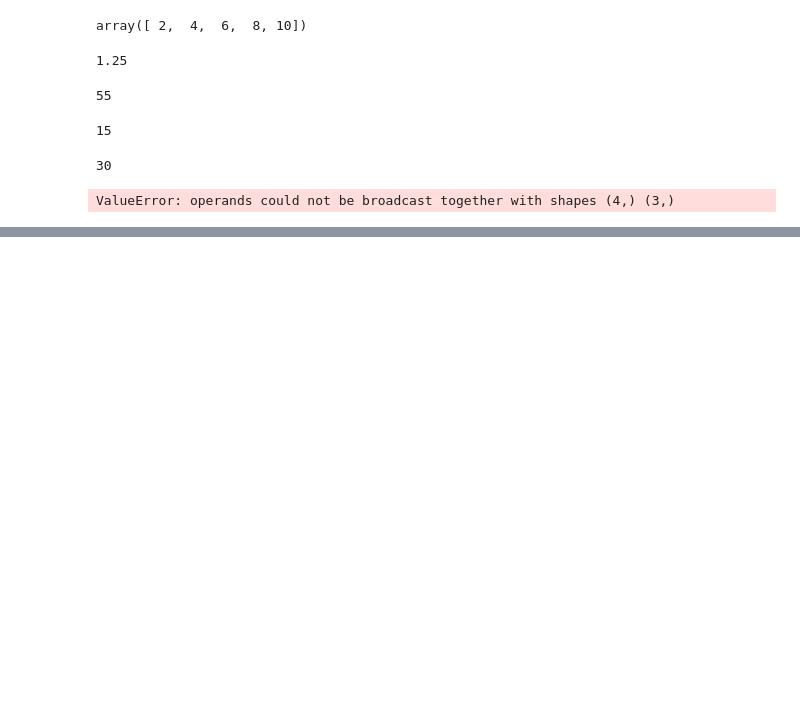
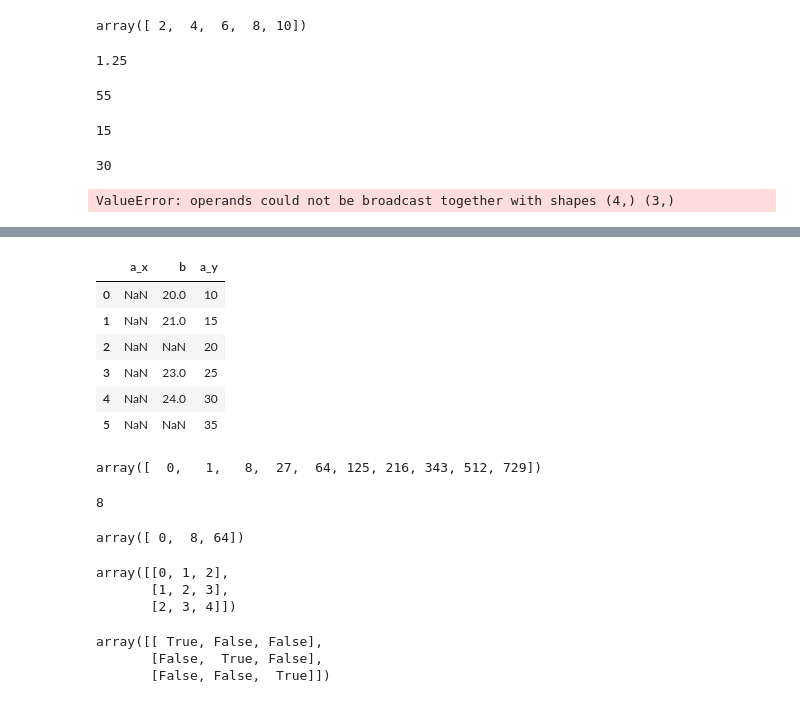
Before and after one commit to UtsavParashar/PythonProblems, a Jupyter notebook: Pandas 1.0 Cookbook.ipynb, the cells around one changed output, grey strips where cells are left out. Saved outputs shown, nothing was run; the diff lists cells and outputs as text; code cells hidden in the pictures; blank space fills up the shorter version.

```diff
--- a/Pandas 1.0 Cookbook.ipynb
+++ b/Pandas 1.0 Cookbook.ipynb
@@ -687,0 +688,6 @@ array([ 0, 10, 20, 30,  4,  5,  6,  7,  8,  9])
+# %%
+df1 = pd.DataFrame({
+    'a':np.arange(10,40,5),
+    'b':np.arange(10,16)
+})
+df1
@@ -687,0 +702,6 @@ array([ 0, 10, 20, 30,  4,  5,  6,  7,  8,  9])
+# %%
+df2 = pd.DataFrame({
+    'a':np.arange(10,40,5),
+    'b':np.array([20,21,np.nan,23,24,np.nan])
+})
+df2
@@ -687,0 +716,35 @@ array([ 0, 10, 20, 30,  4,  5,  6,  7,  8,  9])
+# %%
+pd.merge(df1, df2, on='b', how='right')
+# %% [output]
+|  | a_x | b | a_y |
+| 0 | NaN | 20.0 | 10 |
+| 1 | NaN | 21.0 | 15 |
+| 2 | NaN | NaN | 20 |
+| 3 | NaN | 23.0 | 25 |
+| 4 | NaN | 24.0 | 30 |
+| 5 | NaN | NaN | 35 |
+# %%
+a = np.arange(10)**3
+a # array([  0,   1,   8,  27,  64, 125, 216, 343, 512, 729])
+# %% [output]
+array([  0,   1,   8,  27,  64, 125, 216, 343, 512, 729])
+# %%
+a[2]
+# %% [output]
+8
+# %%
+a[:6:2]
+# %% [output]
+array([ 0,  8, 64])
+# %%
+np.fromfunction(lambda i,j: i+j, (3,3), dtype=int)
+# %% [output]
+array([[0, 1, 2],
+       [1, 2, 3],
+       [2, 3, 4]])
+# %%
+np.fromfunction(lambda i,j: i==j, (3,3), dtype=int)
+# %% [output]
+array([[ True, False, False],
+       [False,  True, False],
+       [False, False,  True]])
```
Also changed, not shown: parts of 17 cells of this notebook, 1 other file.
